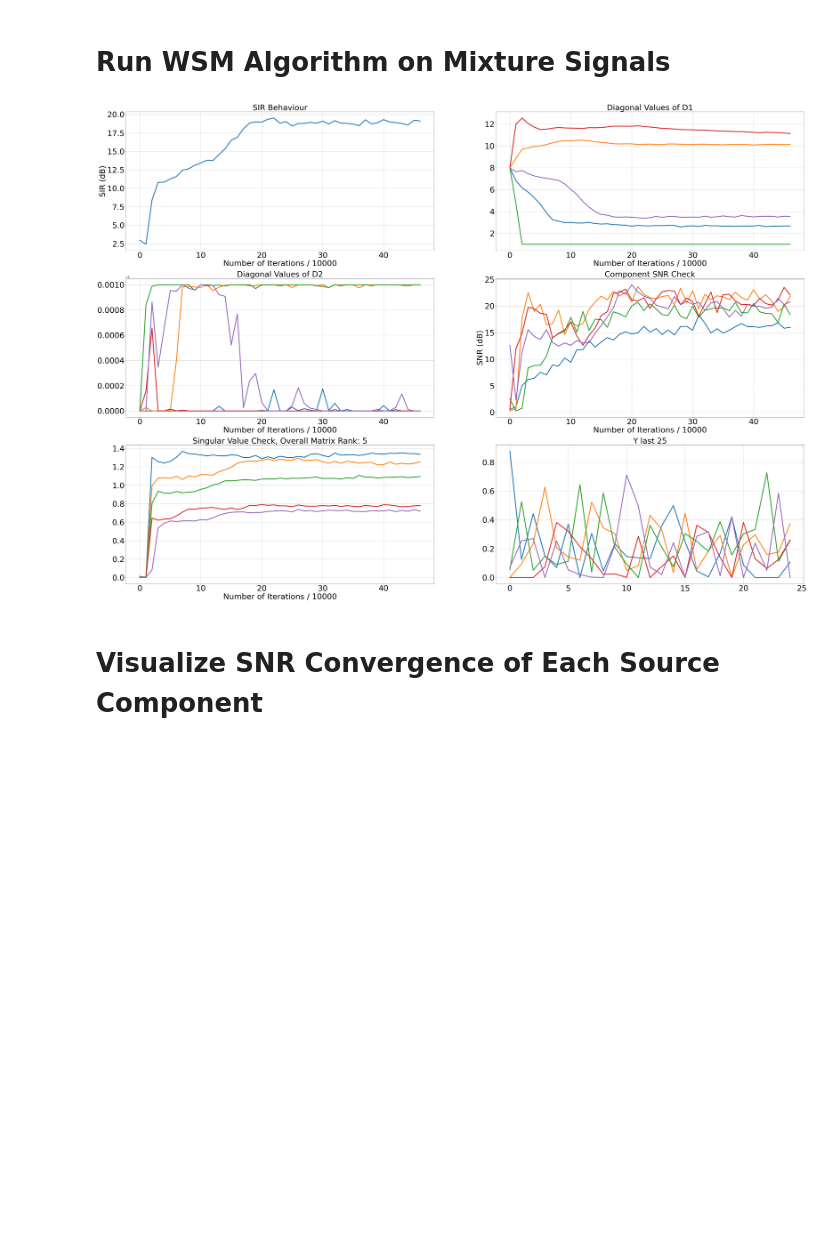
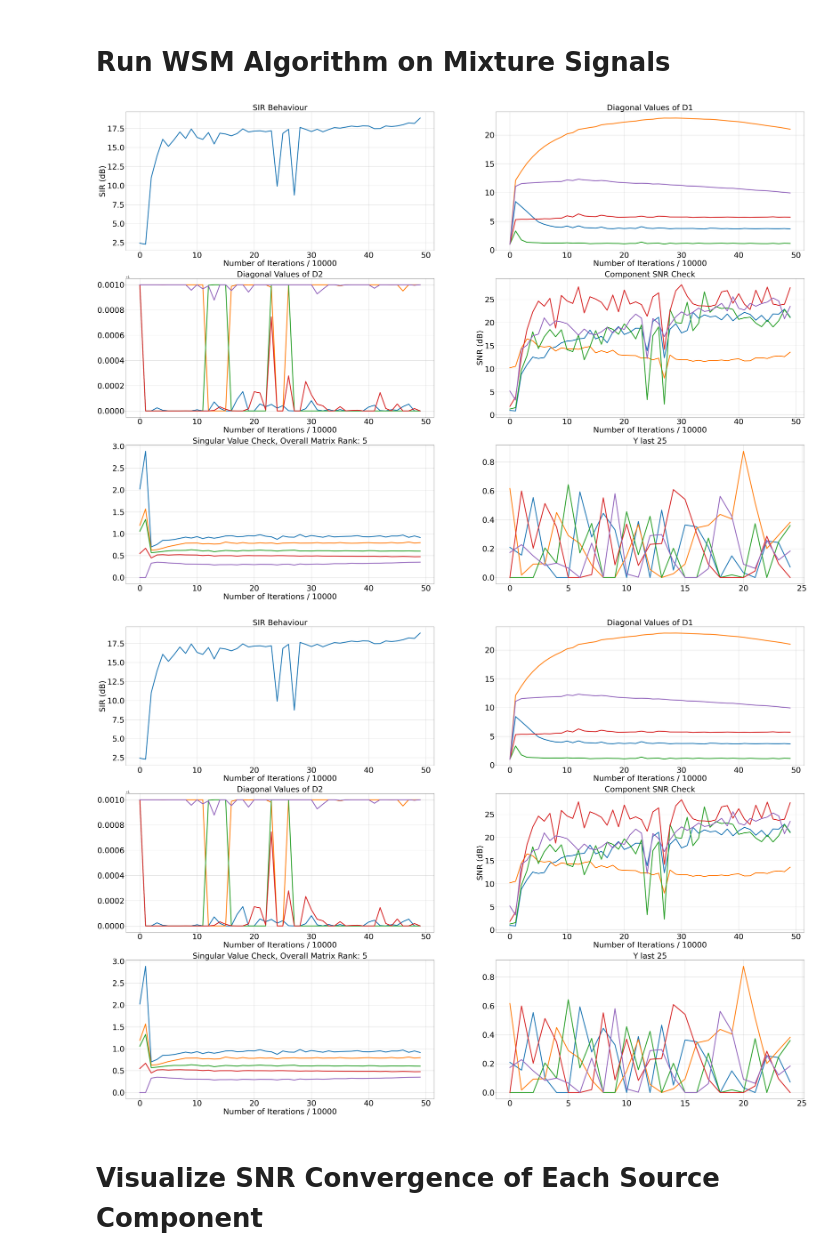
Before and after one commit to BariscanBozkurt/Biologically-Plausible-DetMaxNNs-for-Blind-Source-Separation, a Jupyter notebook: NumericalExperiments/WSMTutorialNotebooks/WSM_Simplex_Independent_Demo-Copy2.ipynb, the cells around one changed output. Drawn from its saved outputs; the diff is of its cells as text; code cells hidden in the pictures; blank space fills up the shorter version.

Commit message:
simplex experiments

```diff
--- a/NumericalExperiments/WSMTutorialNotebooks/WSM_Simplex_Independent_Demo-Copy2.ipynb
+++ b/NumericalExperiments/WSMTutorialNotebooks/WSM_Simplex_Independent_Demo-Copy2.ipynb
@@ -44,14 +44,16 @@ notebook_name = 'Antisparse_Copula'
 #     return A, X
 # %%
 NumberofSources = 5
-NumberofMixtures = 8
+NumberofMixtures = 10
 N = 500000
 # https://stackoverflow.com/questions/65154622/sample-uniformly-at-random-from-a-simplex-in-python
 S = np.random.exponential(scale=1.0, size=(NumberofSources,int(N)))
 S = S / np.sum(S, axis = 0)
-INPUT_STD = 0.3
+INPUT_STD = 0.17
 A, X = WSM_Mixing_Scenario(S, NumberofMixtures, INPUT_STD)
 SNR=30
+# A = np.random.randn(NumberofMixtures,NumberofSources)
+# X = np.dot(A,S)
 X, NoisePart = addWGN(X, SNR, return_noise = True)
 
 SNRinp = 10 * np.log10(np.sum(np.mean((X - NoisePart)**2, axis = 1)) / np.sum(np.mean(NoisePart**2, axis = 1)))
@@ -106,11 +110,11 @@ subplot_1D_signals(X.T[0:100], title = 'Mixture Signals', figsize = (15,18), col
 MUS = 0.25
 OUTPUT_COMP_TOL = 1e-5
 MAX_OUT_ITERATIONS= 3000
-LayerGains = [8,1]
+LayerGains = [1,1]
 LayerMinimumGains = [1,1]
 LayerMaximumGains = [1e6,1.001]
 WScalings = [0.0033,0.0033]
-GamScalings = [0.02,0.02]
+GamScalings = [0.01,0.01]
 zeta = 1e-4
 beta = 0.5
 muD = [20, 1e-2]
@@ -126,19 +130,20 @@ W_YH = np.eye(s_dim, h_dim)
 # %%
 debug_iteration_point = 10000
 
 model = OnlineWSMBSS(s_dim = s_dim, x_dim = x_dim, h_dim = h_dim,
                      gamma_start = MUS, beta = beta, zeta = zeta,
                      muD = muD,WScalings = WScalings,
-#                      W_HX = W_HX, W_YH = W_YH,
+                     W_HX = W_HX, W_YH = W_YH,
                      DScalings = LayerGains, LayerMinimumGains = LayerMinimumGains,
                      LayerMaximumGains = LayerMaximumGains,neural_OUTPUT_COMP_TOL = OUTPUT_COMP_TOL,
                      set_ground_truth = True, S = S, A = A)
 
-model.fit_batch_simplex(X, n_epochs = 1, neural_lr_start = 0.3, shuffle = False,
+model.fit_batch_simplex(X, n_epochs = 1, neural_lr_start = 0.9, shuffle = False,
                        debug_iteration_point = debug_iteration_point,
                        plot_in_jupyter = True)
 # %% [output]
-[figure, old version]
+[figure, new version]
+[figure, added]
 # %% [markdown]
 # Visualize SNR Convergence of Each Source Component
 # %%
```
Also changed, not shown: parts of 16 cells of this notebook, 2 other files.
